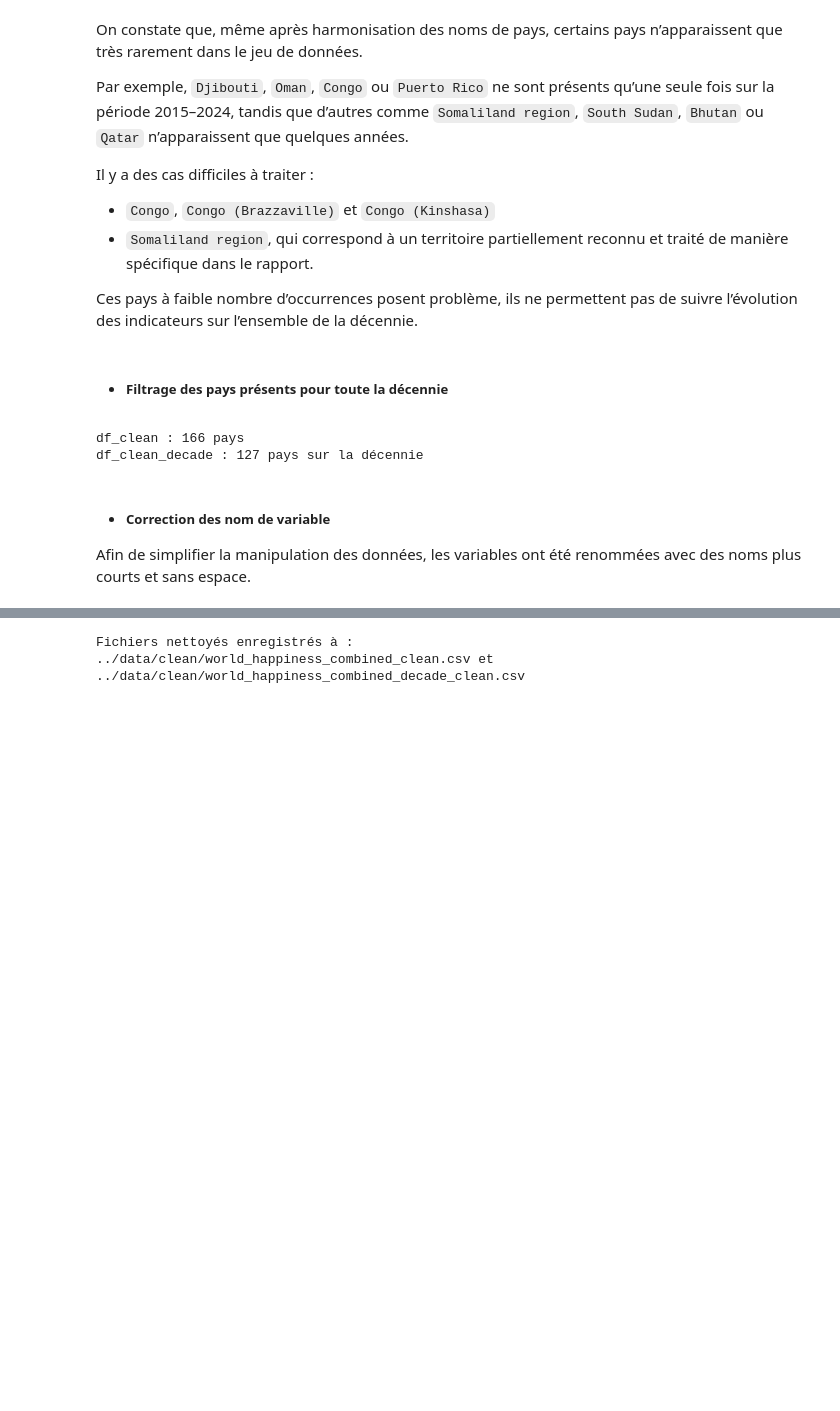
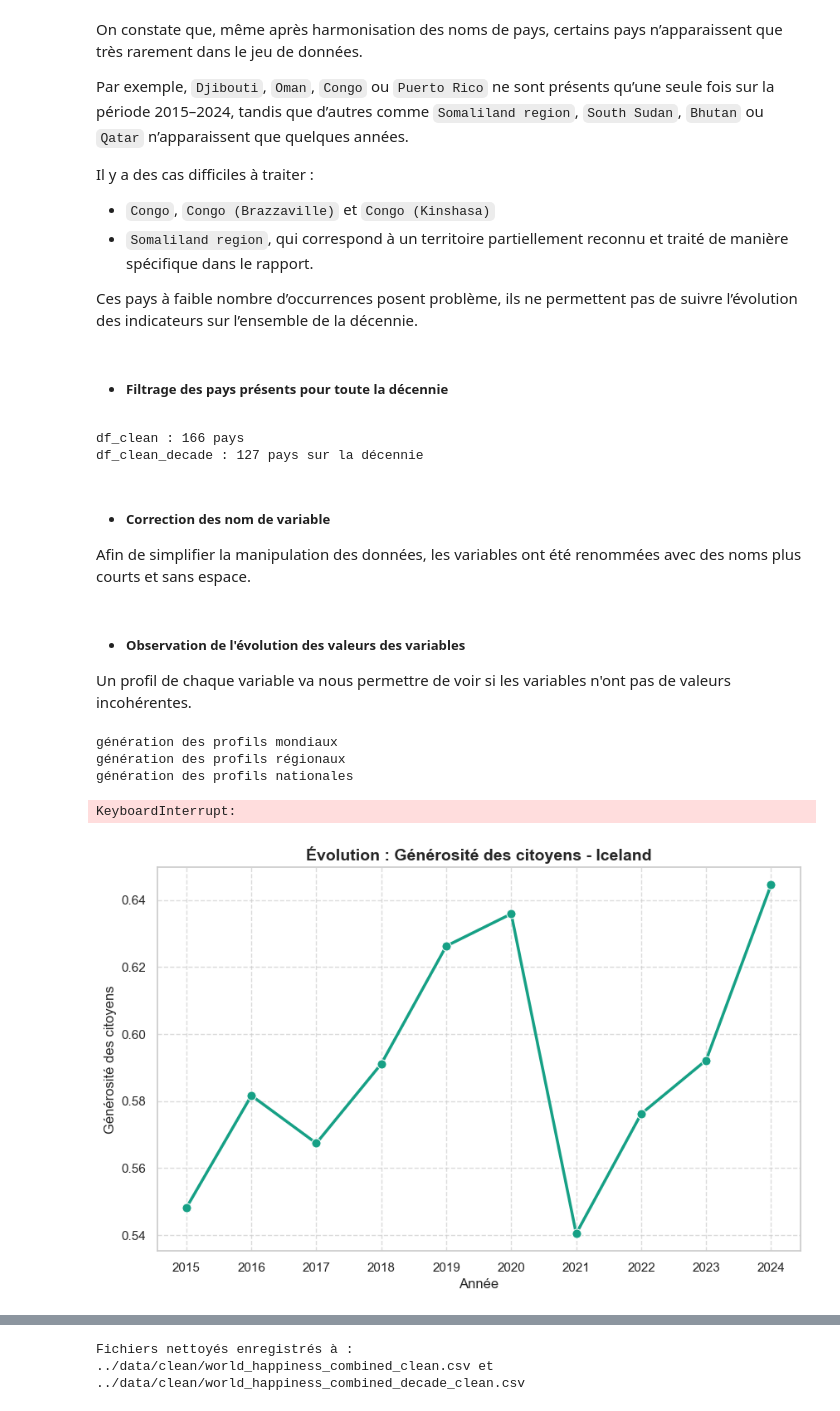
Before and after one commit to Anthony2210/world-happiness, a Jupyter notebook: code/nettoyage_des_données.ipynb, the cells around one changed output, grey strips where cells are left out. Saved outputs shown, nothing was run; the diff lists cells and outputs as text; code cells hidden in the pictures; blank space fills up the shorter version.

Commit message:
Correction et ajout de variables

```diff
--- a/code/nettoyage_des_données.ipynb
+++ b/code/nettoyage_des_données.ipynb
@@ -400,12 +410,15 @@ country_mapping = {
     "Turkey": "Turkiye",
     "Swaziland": "Eswatini",
 
-    # Variantes d'écriture pour le même pays (on garde le nom le plus connu ou le plus court)
+    # Variantes d'écriture pour le même pays
+    # (on garde le nom le plus connu ou le plus court)
     "Trinidad & Tobago": "Trinidad and Tobago",
     "Hong Kong S.A.R. of China": "Hong Kong",
     "Taiwan Province of China": "Taiwan",
     "Palestinian Territories": "State of Palestine",
     "Argelia": "Algeria",
+    "Congo (Kinshasa)" : "Democratic Republic of the Congo",
+    "Congo (Brazzaville)": "Republic of the Congo",
 }
 
 df_clean["Country"] = df_clean["Country"].replace(country_mapping)
@@ -491,3 +504,32 @@ rename_cols = {
 
 df_clean = df_clean.rename(columns=rename_cols)
 df_clean_decade = df_clean_decade.rename(columns=rename_cols)
+# %% [markdown]
+- ##### Observation de l'évolution des valeurs des variables
+
+Un profil de chaque variable va nous permettre de voir si les variables n'ont pas de valeurs incohérentes.
+# %%
+VAR_CONFIG = {
+    "happiness_score": {"color": "#f1c40f", "label": "Score de Bonheur"},
+    "gdp_per_capita": {"color": "#27ae60", "label": "PIB par habitant"},
+    "social_support": {"color": "#2980b9", "label": "Soutien Social"},
+    "healthy_life_expectancy": {"color": "#c0392b", "label": "Espérance de vie"},
+    "freedom_to_choose": {"color": "#8e44ad", "label": "Liberté de faire des choix"},
+    "generosity": {"color": "#16a085", "label": "Générosité des citoyens"},
+    "corruption_perception": {"color": "#7f8c8d", "label": "Perception de corruption par les citoyens"}
+}
+
+COLS_NUM = list(VAR_CONFIG.keys())
+PROFIL = "../figure/profil"
+
+for col in COLS_NUM:
+    df_clean_decade[col] = (
+        df_clean_decade[col]
+        .astype(str)
+        .str.replace(",", ".", regex=False)
+        .astype(float)
+    )
+
+subdirs = ["global", "region", "country"]
+for d in subdirs:
+        os.makedirs(os.path.join(PROFIL, d), exist_ok=True)
@@ -493,0 +607,13 @@ df_clean_decade = df_clean_decade.rename(columns=rename_cols)
+# %%
+print("génération des profils mondiaux")
+generate_global_profiles(df_clean_decade)
+print("génération des profils régionaux")
+generate_regional_profiles(df_clean_decade)
+print("génération des profils nationales")
+generate_country_profiles(df_clean_decade)
+# %% [output]
+génération des profils mondiaux
+génération des profils régionaux
+génération des profils nationales
+KeyboardInterrupt:
+[figure, added]
```
Also changed, not shown: parts of 27 cells of this notebook, 1 other file.
